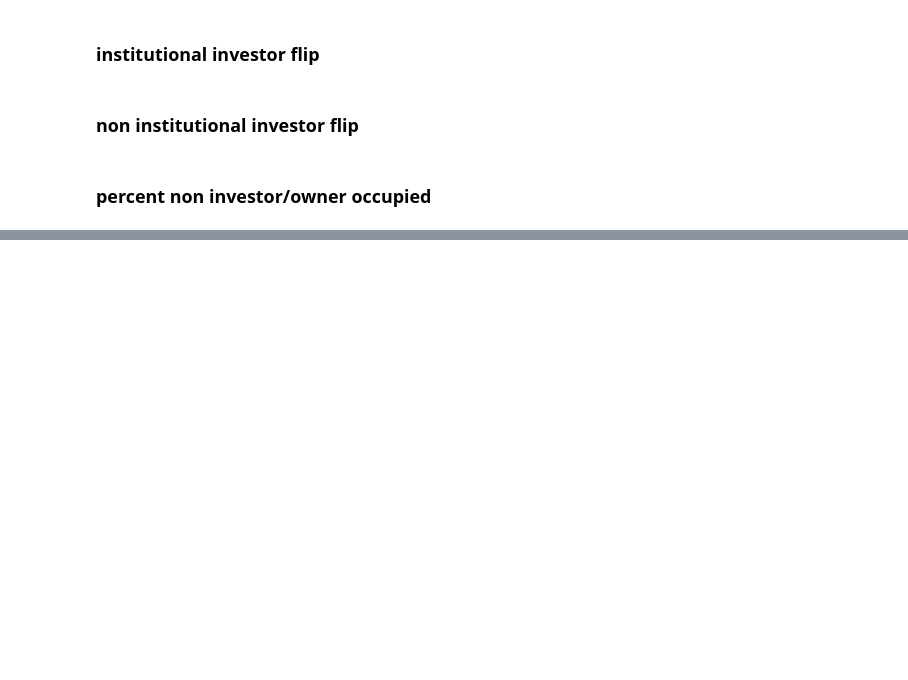
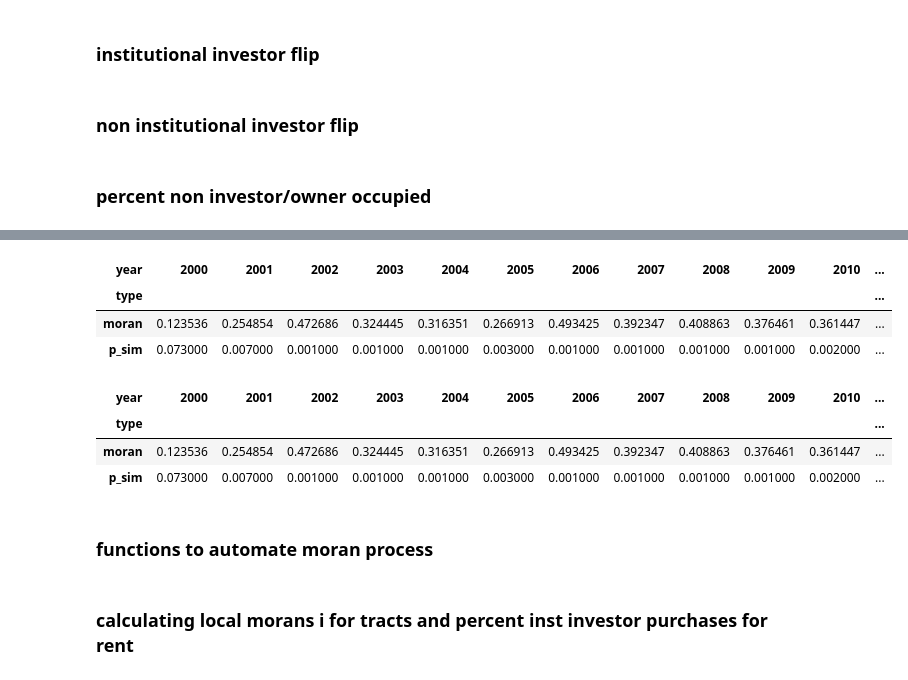
Before and after one commit to CenterForSpatialResearch/investors-NJ, a Jupyter notebook: 04_investor_breakdown.ipynb, the cells around one changed output, grey strips where cells are left out. Cells and saved outputs as stored; diff of their text form; code cells hidden in the pictures; blank space fills up the shorter version.

```diff
--- a/04_investor_breakdown.ipynb
+++ b/04_investor_breakdown.ipynb
@@ -526,0 +710,20 @@ var_f0010.remove('geometry')
+# %%
+#non_institutional investor flips
+global_moran_non_inst_flip = global_moran_non_inst_flip[keep_non_inst_flip]
+global_moran_non_inst_flip = global_moran_non_inst_flip.loc[0]
+
+global_moran_non_inst_flip = global_moran_non_inst_flip.to_frame()
+
+global_moran_non_inst_flip = global_moran_non_inst_flip.reset_index()
+
+global_moran_non_inst_flip['year'] = global_moran_non_inst_flip['index'].str[22:26]
+global_moran_non_inst_flip['type'] = global_moran_non_inst_flip['index'].str[-5:]
+
+global_moran_non_inst_flip_table = global_moran_non_inst_flip.pivot(index='year',columns='type', values =0)
+# %%
+global_moran_non_inst_flip_table.transpose()
+# %% [output]
+| year | 2000 | 2001 | 2002 | 2003 | 2004 | 2005 | 2006 | 2007 | 2008 | 2009 | 2010 | ... |
+| type |  |  |  |  |  |  |  |  |  |  |  | ... |
+| moran | 0.123536 | 0.254854 | 0.472686 | 0.324445 | 0.316351 | 0.266913 | 0.493425 | 0.392347 | 0.408863 | 0.376461 | 0.361447 | ... |
+| p_sim | 0.073000 | 0.007000 | 0.001000 | 0.001000 | 0.001000 | 0.003000 | 0.001000 | 0.001000 | 0.001000 | 0.001000 | 0.002000 | ... |
@@ -526,0 +743,9 @@ var_f0010.remove('geometry')
+# %%
+global_moran_non_inst_flip_table.transpose()
+# %% [output]
+| year | 2000 | 2001 | 2002 | 2003 | 2004 | 2005 | 2006 | 2007 | 2008 | 2009 | 2010 | ... |
+| type |  |  |  |  |  |  |  |  |  |  |  | ... |
+| moran | 0.123536 | 0.254854 | 0.472686 | 0.324445 | 0.316351 | 0.266913 | 0.493425 | 0.392347 | 0.408863 | 0.376461 | 0.361447 | ... |
+| p_sim | 0.073000 | 0.007000 | 0.001000 | 0.001000 | 0.001000 | 0.003000 | 0.001000 | 0.001000 | 0.001000 | 0.001000 | 0.002000 | ... |
+# %% [markdown]
+### functions to automate moran process
@@ -526,0 +764,2 @@ var_f0010.remove('geometry')
+# %% [markdown]
+### calculating local morans i for tracts and percent inst investor purchases for rent
```
Also changed, not shown: parts of 33 cells of this notebook, 2 other files.
